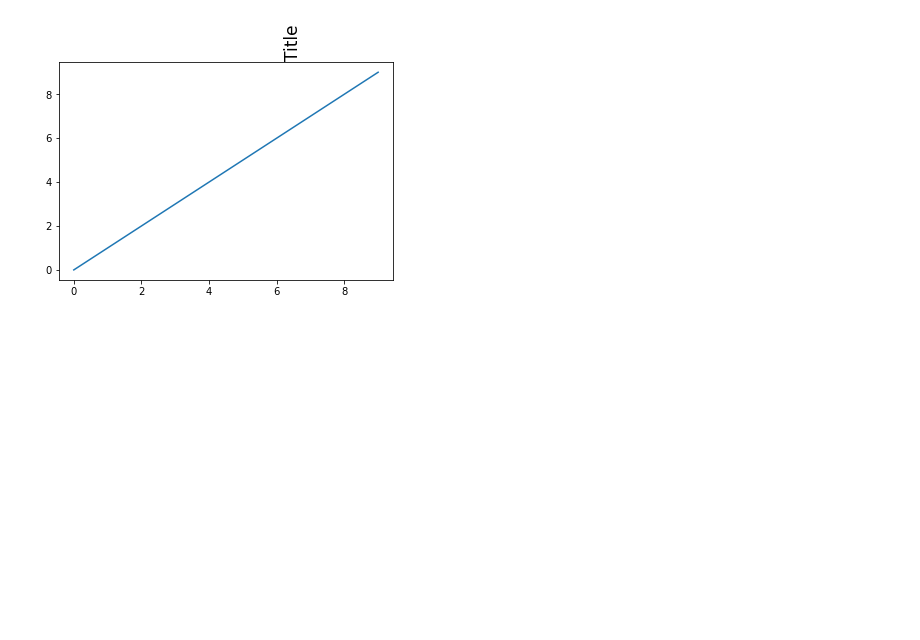
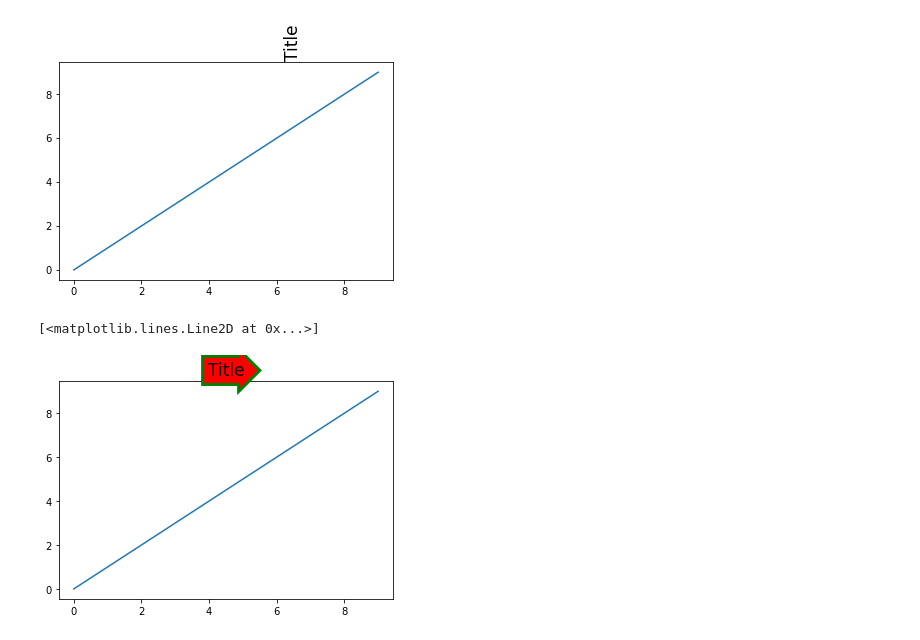
Before and after one commit to RustemDiveev/algo_python, a Jupyter notebook: matplotlib/3_chart_elements_settings.ipynb, the cells around one changed output. Saved outputs shown, nothing was run; the diff lists cells and outputs as text; code cells hidden in the pictures; blank space fills up the shorter version.

```diff
--- a/matplotlib/3_chart_elements_settings.ipynb
+++ b/matplotlib/3_chart_elements_settings.ipynb
@@ -467,3 +467,42 @@ plt.plot(range(0, 10), range(0, 10))
 # %% [output]
 [<matplotlib.lines.Line2D at 0x...>]
 [figure]
+# %%
+# Параметры, отвечающие за настройку заднего фона надписи
+"""
+    backgroundcolor: color - цвет заднего фона
+"""
+"""
+    Если требуется более тонкая настройка с указанием цвета, толщины, типа рамки, цвета основной заливки,
+    то можно использовать параметр bbox - его значение словарь, ключами которого являются свойства класса
+    patches.FancyBboxPatch
+
+    boxstyle: str | matplotlib.patches.BoxStyle - одно из значений:
+        Circle, DArrow, LArrow, RArrow,
+        Round, Round4, Roundtooth, Sawtooth, Square
+    alpha: float | None - прозрачность
+    color: color - цвет
+    edgecolor | ec: Color | None | 'auto' - цвет границы рамки
+    facecolor | fc: color | None - цвет заливки
+    fill: bool - Заливка (использовать или нет)
+    hatch: {'/', '\', '|', '-', '+', 'x', 'o', 'O', '.', '*'} - штриховка
+    linestyle | ls: {'-', '--', '-.', ':', '', (offset, on-off-seq), ...} - стиль линии рамки
+    linewidth | lw: float | None - Толщина линии
+"""
+
+from matplotlib.patches import FancyBboxPatch
+bbox_properties = dict(
+    boxstyle='rarrow, pad=0.3',
+    ec='g',
+    fc='r',
+    ls='-',
+    lw=3
+)
+plt.title(
+    'Title', fontsize=17, bbox=bbox_properties,
+    position=(0.5, 0.85)
+)
+plt.plot(range(0, 10), range(0, 10))
+# %% [output]
+[<matplotlib.lines.Line2D at 0x...>]
+[figure, added]
```
Also changed, not shown: parts of 8 cells of this notebook.
